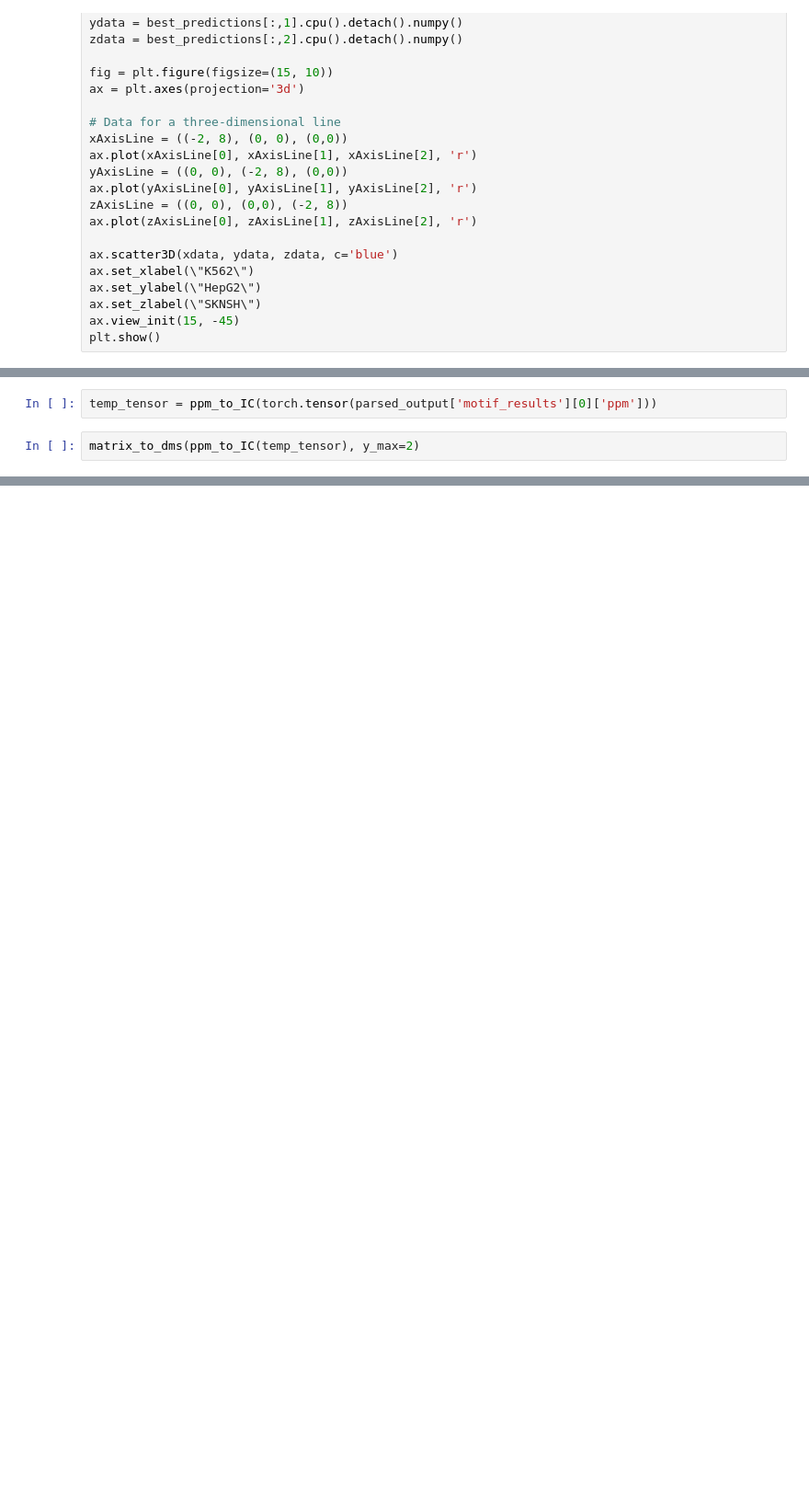
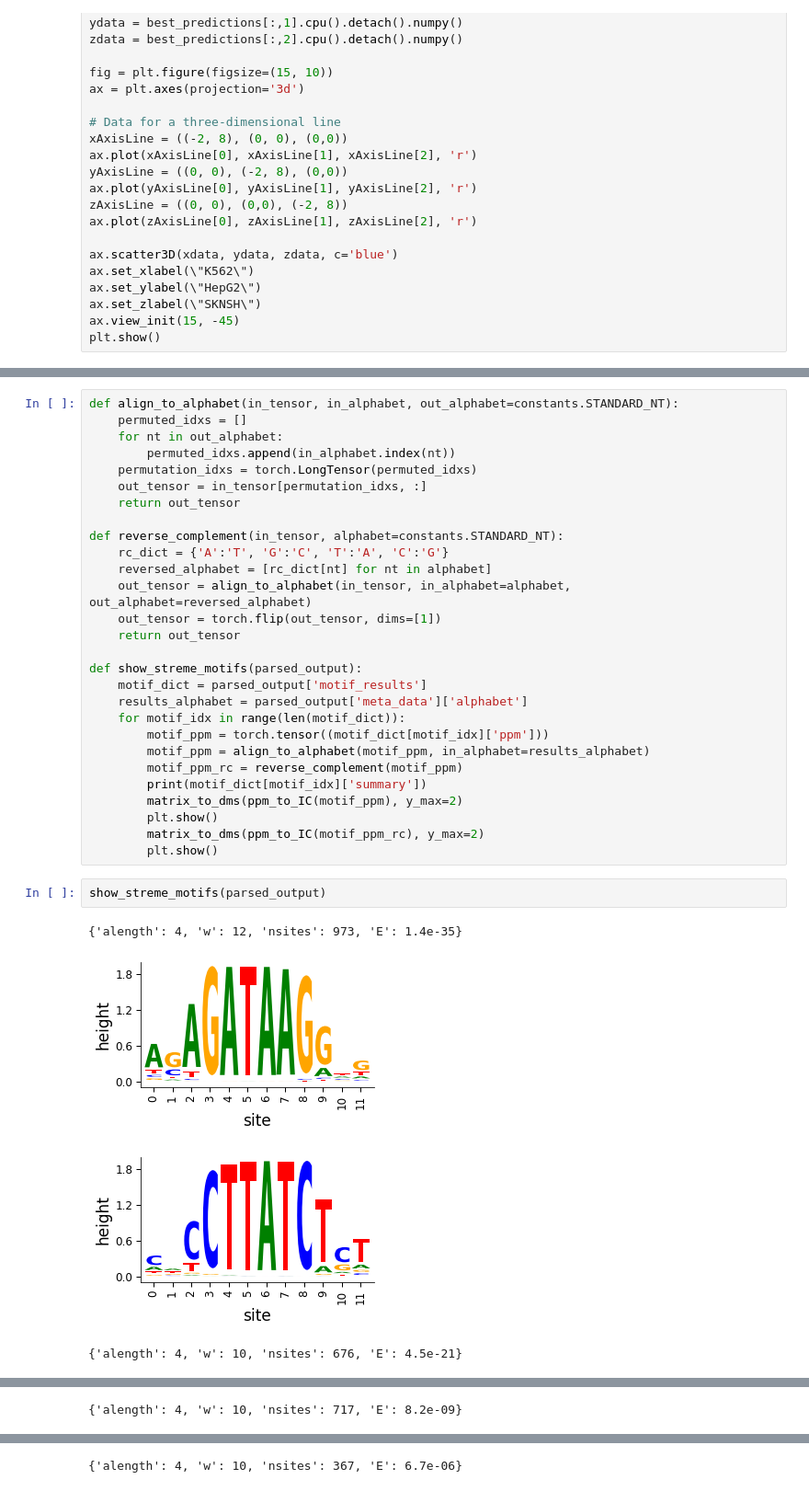
Before and after one commit to sjgosai/boda2, a Jupyter notebook: analysis/RC04_FastSeqProp_MotifPenalty/FastSeqProp_MotifPenaltyDraft.ipynb, the cells around one changed output, grey strips where cells are left out. Shown at 92% size. Drawn from its saved outputs; the diff is of its cells as text; blank space fills up the shorter version.

```diff
--- a/analysis/RC04_FastSeqProp_MotifPenalty/FastSeqProp_MotifPenaltyDraft.ipynb
+++ b/analysis/RC04_FastSeqProp_MotifPenalty/FastSeqProp_MotifPenaltyDraft.ipynb
@@ -270,4 +361,35 @@ print(parsed_output)
-# %%
-temp_tensor = ppm_to_IC(torch.tensor(parsed_output['motif_results'][0]['ppm']))
-# %%
-matrix_to_dms(ppm_to_IC(temp_tensor), y_max=2)
+# %%
+def align_to_alphabet(in_tensor, in_alphabet, out_alphabet=constants.STANDARD_NT):
+    permuted_idxs = []
+    for nt in out_alphabet:
+        permuted_idxs.append(in_alphabet.index(nt))
+    permutation_idxs = torch.LongTensor(permuted_idxs)
+    out_tensor = in_tensor[permutation_idxs, :]
+    return out_tensor
+
+def reverse_complement(in_tensor, alphabet=constants.STANDARD_NT):
+    rc_dict = {'A':'T', 'G':'C', 'T':'A', 'C':'G'}
+    reversed_alphabet = [rc_dict[nt] for nt in alphabet]
+    out_tensor = align_to_alphabet(in_tensor, in_alphabet=alphabet,  out_alphabet=reversed_alphabet)
+    out_tensor = torch.flip(out_tensor, dims=[1])
+    return out_tensor
+
+def show_streme_motifs(parsed_output):
+    motif_dict = parsed_output['motif_results']
+    results_alphabet = parsed_output['meta_data']['alphabet']
+    for motif_idx in range(len(motif_dict)):
+        motif_ppm = torch.tensor((motif_dict[motif_idx]['ppm']))
+        motif_ppm = align_to_alphabet(motif_ppm, in_alphabet=results_alphabet)
+        motif_ppm_rc = reverse_complement(motif_ppm)
+        print(motif_dict[motif_idx]['summary'])
+        matrix_to_dms(ppm_to_IC(motif_ppm), y_max=2)
+        plt.show()
+        matrix_to_dms(ppm_to_IC(motif_ppm_rc), y_max=2)
+        plt.show()
+# %%
+show_streme_motifs(parsed_output)
+# %% [output]
+{'alength': 4, 'w': 12, 'nsites': 973, 'E': 1.4e-35}
+[figure, added]
+[figure, added]
+{'alength': 4, 'w': 10, 'nsites': 676, 'E': 4.5e-21}
@@ -273,0 +398 @@ matrix_to_dms(ppm_to_IC(temp_tensor), y_max=2)
+{'alength': 4, 'w': 10, 'nsites': 717, 'E': 8.2e-09}
@@ -273,0 +401 @@ matrix_to_dms(ppm_to_IC(temp_tensor), y_max=2)
+{'alength': 4, 'w': 10, 'nsites': 367, 'E': 6.7e-06}
```
Also changed, not shown: parts of 27 cells of this notebook.
